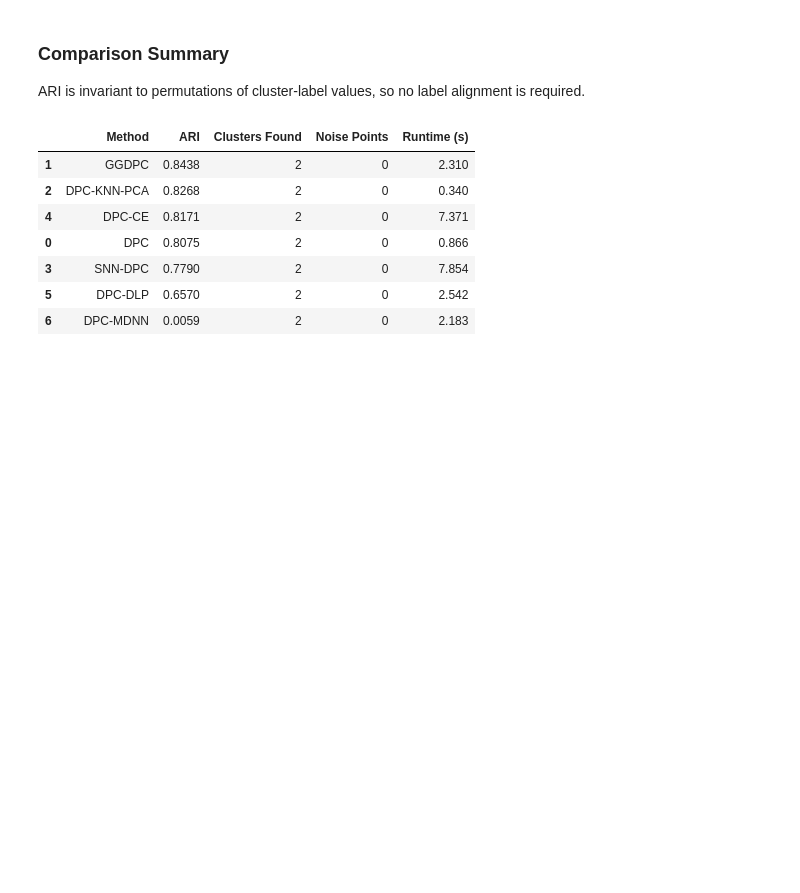
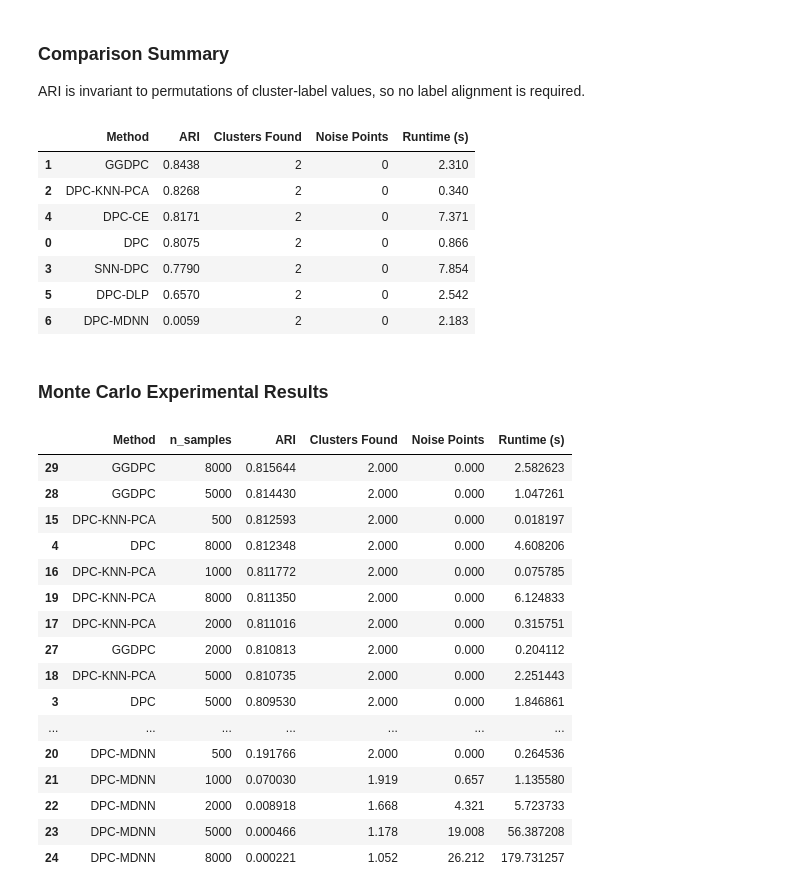
Before and after one commit to zhangyk8/GGDPC, a Jupyter notebook: GMM_Data.ipynb, the cells around one changed output. Cells and saved outputs as stored; diff of their text form; code cells hidden in the pictures; blank space fills up the shorter version.

```diff
--- a/GMM_Data.ipynb
+++ b/GMM_Data.ipynb
@@ -439,3 +439,28 @@ summary.round({"ARI": 4, "Runtime (s)": 3})
 | 3 | SNN-DPC | 0.7790 | 2 | 0 | 7.854 |
 | 5 | DPC-DLP | 0.6570 | 2 | 0 | 2.542 |
 | 6 | DPC-MDNN | 0.0059 | 2 | 0 | 2.183 |
+# %% [markdown]
+### Monte Carlo Experimental Results
+# %%
+res = pd.read_csv("./Syn_Results/GMM_results_new.csv")
+res.groupby(["Method", "n_samples"]).std().reset_index().sort_values("ARI", ascending=False).to_csv("./Syn_Results/GMM_results_std.csv", index=False)
+res.groupby(["Method", "n_samples"]).mean().reset_index().sort_values("ARI", ascending=False).to_csv("./Syn_Results/GMM_results_mean.csv", index=False)
+res.groupby(["Method", "n_samples"]).mean().reset_index().sort_values("ARI", ascending=False)
+# %% [output]
+|  | Method | n_samples | ARI | Clusters Found | Noise Points | Runtime (s) |
+| 29 | GGDPC | 8000 | 0.815644 | 2.000 | 0.000 | 2.582623 |
+| 28 | GGDPC | 5000 | 0.814430 | 2.000 | 0.000 | 1.047261 |
+| 15 | DPC-KNN-PCA | 500 | 0.812593 | 2.000 | 0.000 | 0.018197 |
+| 4 | DPC | 8000 | 0.812348 | 2.000 | 0.000 | 4.608206 |
+| 16 | DPC-KNN-PCA | 1000 | 0.811772 | 2.000 | 0.000 | 0.075785 |
+| 19 | DPC-KNN-PCA | 8000 | 0.811350 | 2.000 | 0.000 | 6.124833 |
+| 17 | DPC-KNN-PCA | 2000 | 0.811016 | 2.000 | 0.000 | 0.315751 |
+| 27 | GGDPC | 2000 | 0.810813 | 2.000 | 0.000 | 0.204112 |
+| 18 | DPC-KNN-PCA | 5000 | 0.810735 | 2.000 | 0.000 | 2.251443 |
+| 3 | DPC | 5000 | 0.809530 | 2.000 | 0.000 | 1.846861 |
+| ... | ... | ... | ... | ... | ... | ... |
+| 20 | DPC-MDNN | 500 | 0.191766 | 2.000 | 0.000 | 0.264536 |
+| 21 | DPC-MDNN | 1000 | 0.070030 | 1.919 | 0.657 | 1.135580 |
+| 22 | DPC-MDNN | 2000 | 0.008918 | 1.668 | 4.321 | 5.723733 |
+| 23 | DPC-MDNN | 5000 | 0.000466 | 1.178 | 19.008 | 56.387208 |
+| 24 | DPC-MDNN | 8000 | 0.000221 | 1.052 | 26.212 | 179.731257 |
```
Also changed, not shown: 8 other files.
